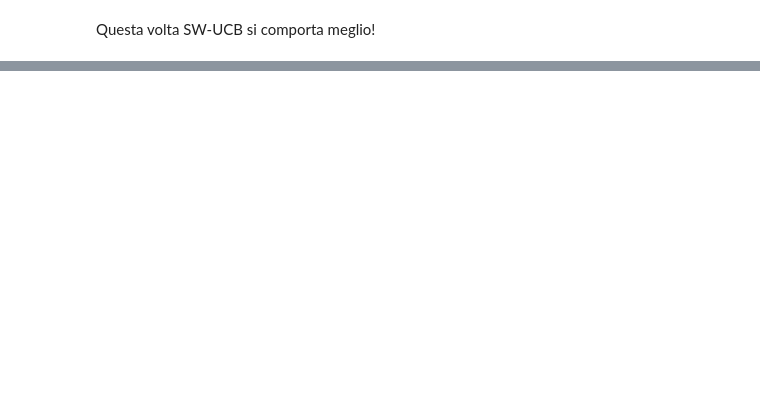
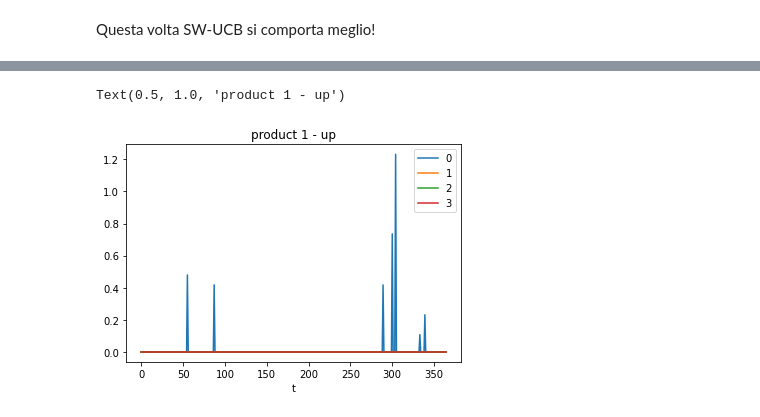
Before and after one commit to GiuliaMontani/Online-learning-application, a Jupyter notebook: Ola_project/Step6.ipynb, the cells around one changed output, grey strips where cells are left out. Cells and saved outputs as stored; diff of their text form; code cells hidden in the pictures; blank space fills up the shorter version.

```diff
--- a/Ola_project/Step6.ipynb
+++ b/Ola_project/Step6.ipynb
@@ -927,0 +523,5 @@ plt.show()
+# %%
+for p in range(5):
+    for arm in range(4):
+        print('product',p, 'arm',arm)
+        print(cd_UCB_learner.detections[p][arm])
@@ -927,0 +604,11 @@ plt.show()
+# %%
+plt.figure(0)
+plt.xlabel("t")
+for arm in range(4):
+    plt.plot(cd_UCB_learner.up[1][arm])
+plt.legend([0,1,2,3])
+plt.title("product 1 - up")
+#change of -5%
+# %% [output]
+Text(0.5, 1.0, 'product 1 - up')
+[figure, added]
```
Also changed, not shown: parts of 52 cells of this notebook, 6 other files.
